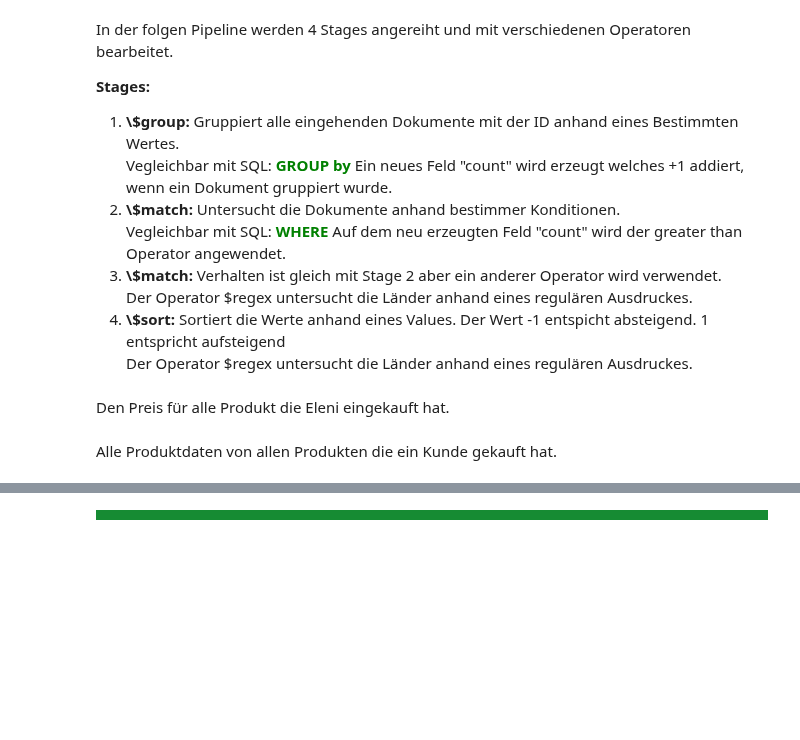
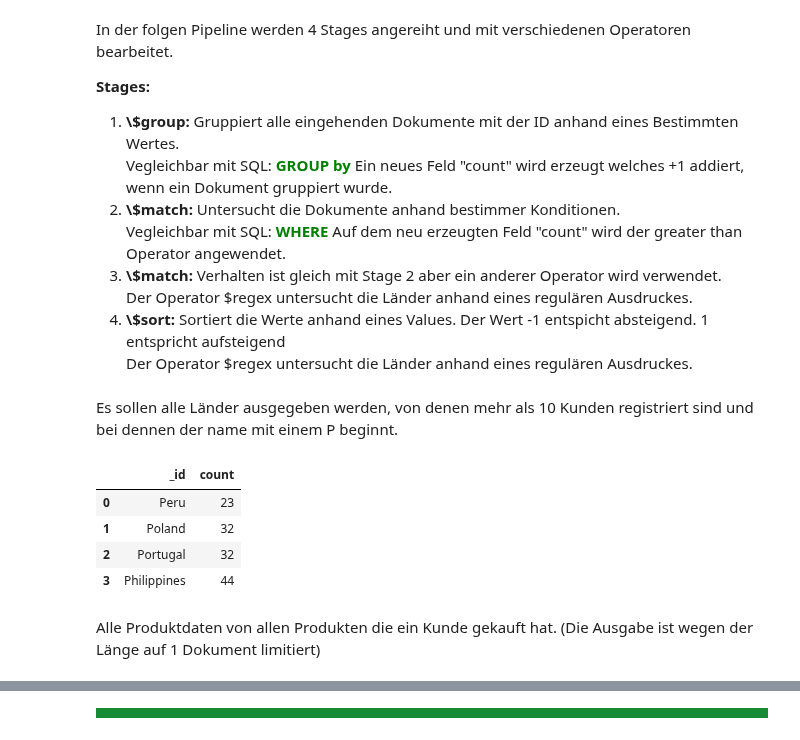
Before and after one commit to orca-nrw/lernmodul-mongodb, a Jupyter notebook: index.ipynb, the cells around one changed output, grey strips where cells are left out. Saved outputs shown, nothing was run; the diff lists cells and outputs as text; code cells hidden in the pictures; blank space fills up the shorter version.

```diff
--- a/index.ipynb
+++ b/index.ipynb
@@ -724,16 +948,22 @@ In der folgen Pipeline werden 4 Stages angereiht und mit verschiedenen Operatore
   Der Wert -1 entspicht absteigend. 1 entspricht    aufsteigend</li>
   Der Operator $regex untersucht die Länder anhand eines regulären Ausdruckes.
 </ol>
+# %% [markdown]
+Es sollen alle Länder ausgegeben werden, von denen mehr als 10 Kunden registriert sind und bei dennen der name mit einem P beginnt.
 # %%
 pipeline = [
+    # Die Gruppierung wird anhand des Landes durchgeführt und in dem neu erstellten Feld count gezählt
     {"$group": {"_id": "$address.country", "count": {"$sum": 1}}},
     {"$match": {"count": {"$gt": 10}}},
     {"$match": {"_id": {"$regex": '^Po*'}}},
-    {"$sort": SON([("count", -1)])}
+    {"$sort": {"count":1}}
 ]
 
-print(type(pipeline))
 df = pd.DataFrame(customer_col.aggregate(pipeline))
 df
+# %% [output]
+|  | _id | count |
+| 0 | Peru | 23 |
+| 1 | Poland | 32 |
+| 2 | Portugal | 32 |
+| 3 | Philippines | 44 |
-# %% [markdown]
-Den Preis für alle Produkt die Eleni eingekauft hat.
@@ -751,5 +970,5 @@ df
 # %% [markdown]
-Alle Produktdaten von allen Produkten die ein Kunde gekauft hat.
+Alle Produktdaten von allen Produkten die ein Kunde gekauft hat. (Die Ausgabe ist wegen der Länge auf 1 Dokument limitiert)
 # %%
 pipeline = [
     {"$lookup": { "from":"Grocery", "localField":"cart", "foreignField":"_id","as": "bought"}},
```
Also changed, not shown: parts of 87 cells of this notebook, 4 other files.
